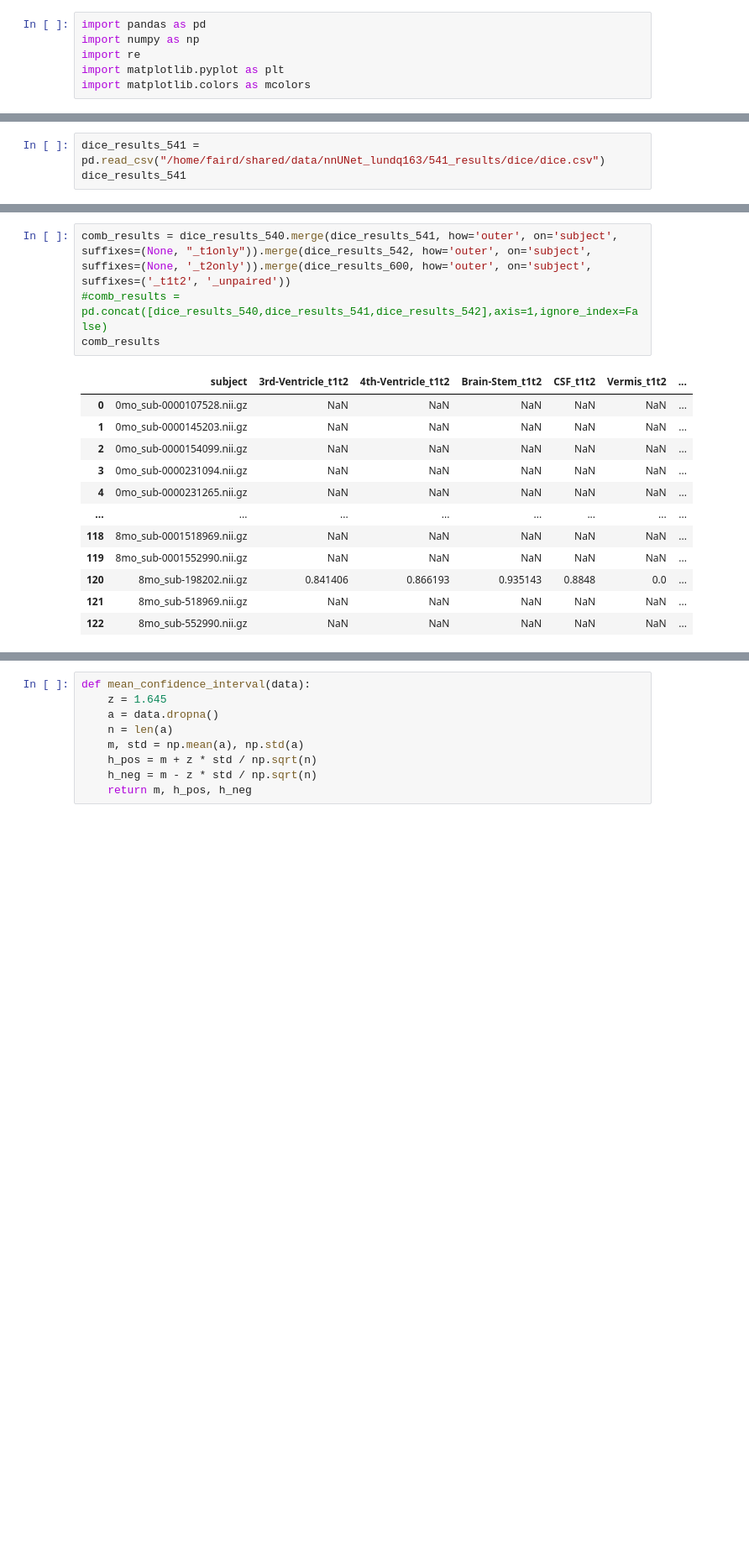
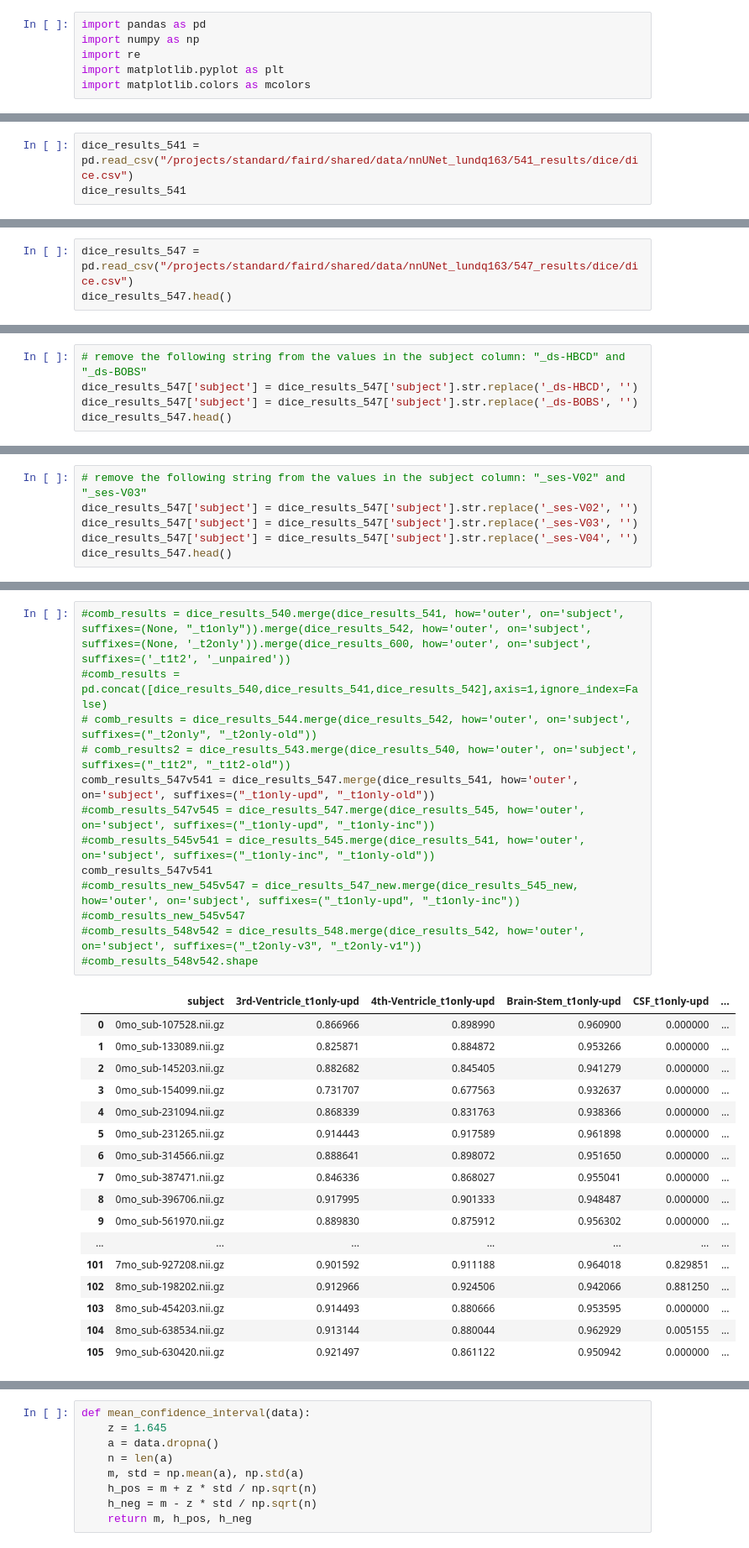
Before and after one commit to DCAN-Labs/SynthSeg, a Jupyter notebook: SynthSeg/dcan/paper/modality_by_age_comp.ipynb, the cells around one changed output, grey strips where cells are left out. Shown at 84% size. Cells and saved outputs as stored; diff of their text form; blank space fills up the shorter version.

```diff
--- a/SynthSeg/dcan/paper/modality_by_age_comp.ipynb
+++ b/SynthSeg/dcan/paper/modality_by_age_comp.ipynb
@@ -51,5 +25,5 @@ dice_results_542
 # %%
-dice_results_541 = pd.read_csv("/home/faird/shared/data/nnUNet_lundq163/541_results/dice/dice.csv")
+dice_results_541 = pd.read_csv("/projects/standard/faird/shared/data/nnUNet_lundq163/541_results/dice/dice.csv")
 dice_results_541
 # %% [output]
 |  | subject | 3rd-Ventricle | 4th-Ventricle | Brain-Stem | CSF | Vermis | Left-Cerebral-White-Matter | ... |
@@ -89,0 +74,3 @@ dice_results_600
+# %%
+dice_results_547 = pd.read_csv("/projects/standard/faird/shared/data/nnUNet_lundq163/547_results/dice/dice.csv")
+dice_results_547.head()
@@ -89,0 +106,5 @@ dice_results_600
+# %%
+# remove the following string from the values in the subject column: "_ds-HBCD" and "_ds-BOBS"
+dice_results_547['subject'] = dice_results_547['subject'].str.replace('_ds-HBCD', '')
+dice_results_547['subject'] = dice_results_547['subject'].str.replace('_ds-BOBS', '')
+dice_results_547.head()
@@ -89,0 +131,6 @@ dice_results_600
+# %%
+# remove the following string from the values in the subject column: "_ses-V02" and "_ses-V03"
+dice_results_547['subject'] = dice_results_547['subject'].str.replace('_ses-V02', '')
+dice_results_547['subject'] = dice_results_547['subject'].str.replace('_ses-V03', '')
+dice_results_547['subject'] = dice_results_547['subject'].str.replace('_ses-V04', '')
+dice_results_547.head()
@@ -90,17 +148,31 @@ dice_results_600
 # %%
-comb_results = dice_results_540.merge(dice_results_541, how='outer', on='subject', suffixes=(None, "_t1only")).merge(dice_results_542, how='outer', on='subject', suffixes=(None, '_t2only')).merge(dice_results_600, how='outer', on='subject', suffixes=('_t1t2', '_unpaired'))
+#comb_results = dice_results_540.merge(dice_results_541, how='outer', on='subject', suffixes=(None, "_t1only")).merge(dice_results_542, how='outer', on='subject', suffixes=(None, '_t2only')).merge(dice_results_600, how='outer', on='subject', suffixes=('_t1t2', '_unpaired'))
 #comb_results = pd.concat([dice_results_540,dice_results_541,dice_results_542],axis=1,ignore_index=False)
-comb_results
+# comb_results = dice_results_544.merge(dice_results_542, how='outer', on='subject', suffixes=("_t2only", "_t2only-old"))
+# comb_results2 = dice_results_543.merge(dice_results_540, how='outer', on='subject', suffixes=("_t1t2", "_t1t2-old"))
+comb_results_547v541 = dice_results_547.merge(dice_results_541, how='outer', on='subject', suffixes=("_t1only-upd", "_t1only-old"))
+#comb_results_547v545 = dice_results_547.merge(dice_results_545, how='outer', on='subject', suffixes=("_t1only-upd", "_t1only-inc"))
+#comb_results_545v541 = dice_results_545.merge(dice_results_541, how='outer', on='subject', suffixes=("_t1only-inc", "_t1only-old"))
+comb_results_547v541
+#comb_results_new_545v547 = dice_results_547_new.merge(dice_results_545_new, how='outer', on='subject', suffixes=("_t1only-upd", "_t1only-inc"))
+#comb_results_new_545v547
+#comb_results_548v542 = dice_results_548.merge(dice_results_542, how='outer', on='subject', suffixes=("_t2only-v3", "_t2only-v1"))
+#comb_results_548v542.shape
 # %% [output]
-|  | subject | 3rd-Ventricle_t1t2 | 4th-Ventricle_t1t2 | Brain-Stem_t1t2 | CSF_t1t2 | Vermis_t1t2 | ... |
-| 0 | 0mo_sub-0000107528.nii.gz | NaN | NaN | NaN | NaN | NaN | ... |
-| 1 | 0mo_sub-0000145203.nii.gz | NaN | NaN | NaN | NaN | NaN | ... |
-| 2 | 0mo_sub-0000154099.nii.gz | NaN | NaN | NaN | NaN | NaN | ... |
-| 3 | 0mo_sub-0000231094.nii.gz | NaN | NaN | NaN | NaN | NaN | ... |
-| 4 | 0mo_sub-0000231265.nii.gz | NaN | NaN | NaN | NaN | NaN | ... |
-| ... | ... | ... | ... | ... | ... | ... | ... |
-| 118 | 8mo_sub-0001518969.nii.gz | NaN | NaN | NaN | NaN | NaN | ... |
-| 119 | 8mo_sub-0001552990.nii.gz | NaN | NaN | NaN | NaN | NaN | ... |
-| 120 | 8mo_sub-198202.nii.gz | 0.841406 | 0.866193 | 0.935143 | 0.8848 | 0.0 | ... |
-| 121 | 8mo_sub-518969.nii.gz | NaN | NaN | NaN | NaN | NaN | ... |
-| 122 | 8mo_sub-552990.nii.gz | NaN | NaN | NaN | NaN | NaN | ... |
+|  | subject | 3rd-Ventricle_t1only-upd | 4th-Ventricle_t1only-upd | Brain-Stem_t1only-upd | CSF_t1only-upd | ... |
+| 0 | 0mo_sub-107528.nii.gz | 0.866966 | 0.898990 | 0.960900 | 0.000000 | ... |
+| 1 | 0mo_sub-133089.nii.gz | 0.825871 | 0.884872 | 0.953266 | 0.000000 | ... |
+| 2 | 0mo_sub-145203.nii.gz | 0.882682 | 0.845405 | 0.941279 | 0.000000 | ... |
+| 3 | 0mo_sub-154099.nii.gz | 0.731707 | 0.677563 | 0.932637 | 0.000000 | ... |
+| 4 | 0mo_sub-231094.nii.gz | 0.868339 | 0.831763 | 0.938366 | 0.000000 | ... |
+| 5 | 0mo_sub-231265.nii.gz | 0.914443 | 0.917589 | 0.961898 | 0.000000 | ... |
+| 6 | 0mo_sub-314566.nii.gz | 0.888641 | 0.898072 | 0.951650 | 0.000000 | ... |
+| 7 | 0mo_sub-387471.nii.gz | 0.846336 | 0.868027 | 0.955041 | 0.000000 | ... |
+| 8 | 0mo_sub-396706.nii.gz | 0.917995 | 0.901333 | 0.948487 | 0.000000 | ... |
+| 9 | 0mo_sub-561970.nii.gz | 0.889830 | 0.875912 | 0.956302 | 0.000000 | ... |
+| ... | ... | ... | ... | ... | ... | ... |
+| 101 | 7mo_sub-927208.nii.gz | 0.901592 | 0.911188 | 0.964018 | 0.829851 | ... |
+| 102 | 8mo_sub-198202.nii.gz | 0.912966 | 0.924506 | 0.942066 | 0.881250 | ... |
+| 103 | 8mo_sub-454203.nii.gz | 0.914493 | 0.880666 | 0.953595 | 0.000000 | ... |
+| 104 | 8mo_sub-638534.nii.gz | 0.913144 | 0.880044 | 0.962929 | 0.005155 | ... |
+| 105 | 9mo_sub-630420.nii.gz | 0.921497 | 0.861122 | 0.950942 | 0.000000 | ... |
```
Also changed, not shown: parts of 33 cells of this notebook, 3 other files.
